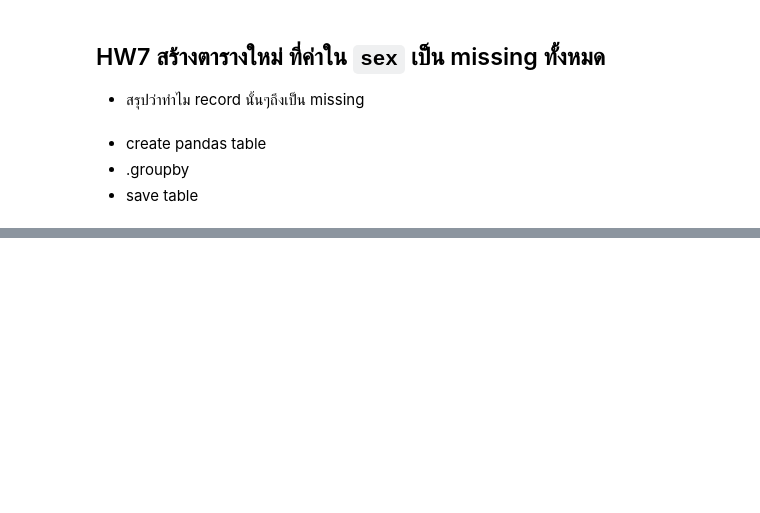
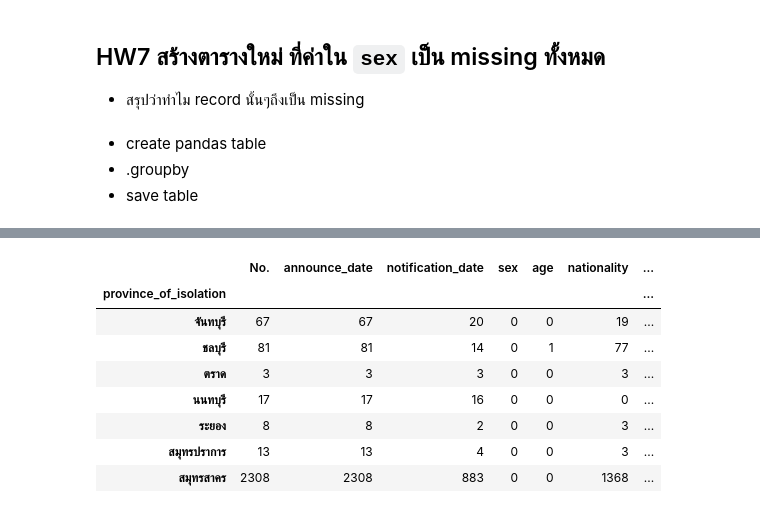
Before and after one commit to thunpitc/data_viz, a Jupyter notebook: Pandas102.ipynb, the cells around one changed output, grey strips where cells are left out. Saved outputs shown, nothing was run; the diff lists cells and outputs as text; code cells hidden in the pictures; blank space fills up the shorter version.

```diff
--- a/Pandas102.ipynb
+++ b/Pandas102.ipynb
@@ -370,0 +409,12 @@ data_human2_renamed
+# %%
+data_colab_sexnull.groupby(['province_of_isolation']).count()
+# %% [output]
+|  | No. | announce_date | notification_date | sex | age | nationality | ... |
+| province_of_isolation |  |  |  |  |  |  | ... |
+| จันทบุรี | 67 | 67 | 20 | 0 | 0 | 19 | ... |
+| ชลบุรี | 81 | 81 | 14 | 0 | 1 | 77 | ... |
+| ตราด | 3 | 3 | 3 | 0 | 0 | 3 | ... |
+| นนทบุรี | 17 | 17 | 16 | 0 | 0 | 0 | ... |
+| ระยอง | 8 | 8 | 2 | 0 | 0 | 3 | ... |
+| สมุทรปราการ | 13 | 13 | 4 | 0 | 0 | 3 | ... |
+| สมุทรสาคร | 2308 | 2308 | 883 | 0 | 0 | 1368 | ... |
```
Also changed, not shown: parts of 6 cells of this notebook.
